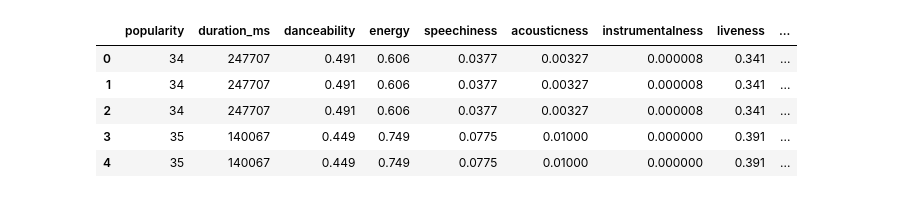
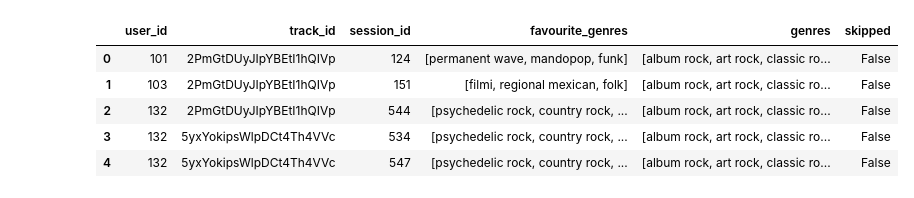
Before and after one commit to BartlomiejRasztabiga/IUM, a Jupyter notebook: notebooks/model2.ipynb, the cells around one changed output. Drawn from its saved outputs; the diff is of its cells as text; code cells hidden in the pictures.

```diff
--- a/notebooks/model2.ipynb
+++ b/notebooks/model2.ipynb
@@ -13,16 +14,16 @@ from keras.layers import Dense, Dropout
 # %%
 merged_data_path = '../data/merged_data.jsonl'
 data = pd.read_json(merged_data_path, lines=True)
 
 data = data.drop(
     columns=["release_date", "key", "loudness",
-             "explicit", ])
+             "explicit", "popularity", "duration_ms", "danceability", "energy", "speechiness", "acousticness", "instrumentalness", "liveness", "valence", "tempo"])
 
 data.head(5)
 # %% [output]
-|  | popularity | duration_ms | danceability | energy | speechiness | acousticness | instrumentalness | liveness | ... |
-| 0 | 34 | 247707 | 0.491 | 0.606 | 0.0377 | 0.00327 | 0.000008 | 0.341 | ... |
-| 1 | 34 | 247707 | 0.491 | 0.606 | 0.0377 | 0.00327 | 0.000008 | 0.341 | ... |
-| 2 | 34 | 247707 | 0.491 | 0.606 | 0.0377 | 0.00327 | 0.000008 | 0.341 | ... |
-| 3 | 35 | 140067 | 0.449 | 0.749 | 0.0775 | 0.01000 | 0.000000 | 0.391 | ... |
-| 4 | 35 | 140067 | 0.449 | 0.749 | 0.0775 | 0.01000 | 0.000000 | 0.391 | ... |
+|  | user_id | track_id | session_id | favourite_genres | genres | skipped |
+| 0 | 101 | 2PmGtDUyJIpYBEtI1hQIVp | 124 | [permanent wave, mandopop, funk] | [album rock, art rock, classic ro... | False |
+| 1 | 103 | 2PmGtDUyJIpYBEtI1hQIVp | 151 | [filmi, regional mexican, folk] | [album rock, art rock, classic ro... | False |
+| 2 | 132 | 2PmGtDUyJIpYBEtI1hQIVp | 544 | [psychedelic rock, country rock, ... | [album rock, art rock, classic ro... | False |
+| 3 | 132 | 5yxYokipsWlpDCt4Th4VVc | 534 | [psychedelic rock, country rock, ... | [album rock, art rock, classic ro... | False |
+| 4 | 132 | 5yxYokipsWlpDCt4Th4VVc | 547 | [psychedelic rock, country rock, ... | [album rock, art rock, classic ro... | False |
```
Also changed, not shown: parts of 7 cells of this notebook, 5 other files.
